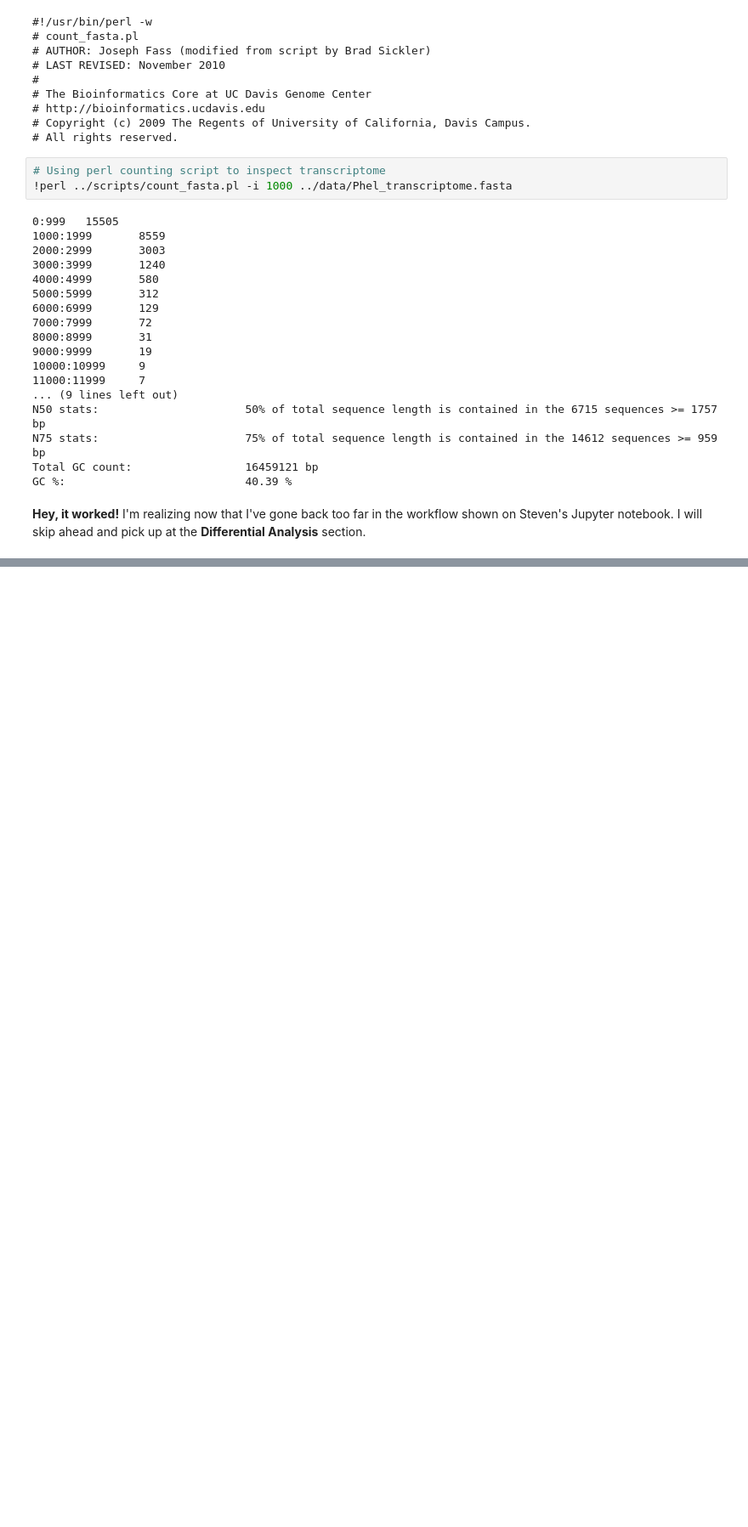
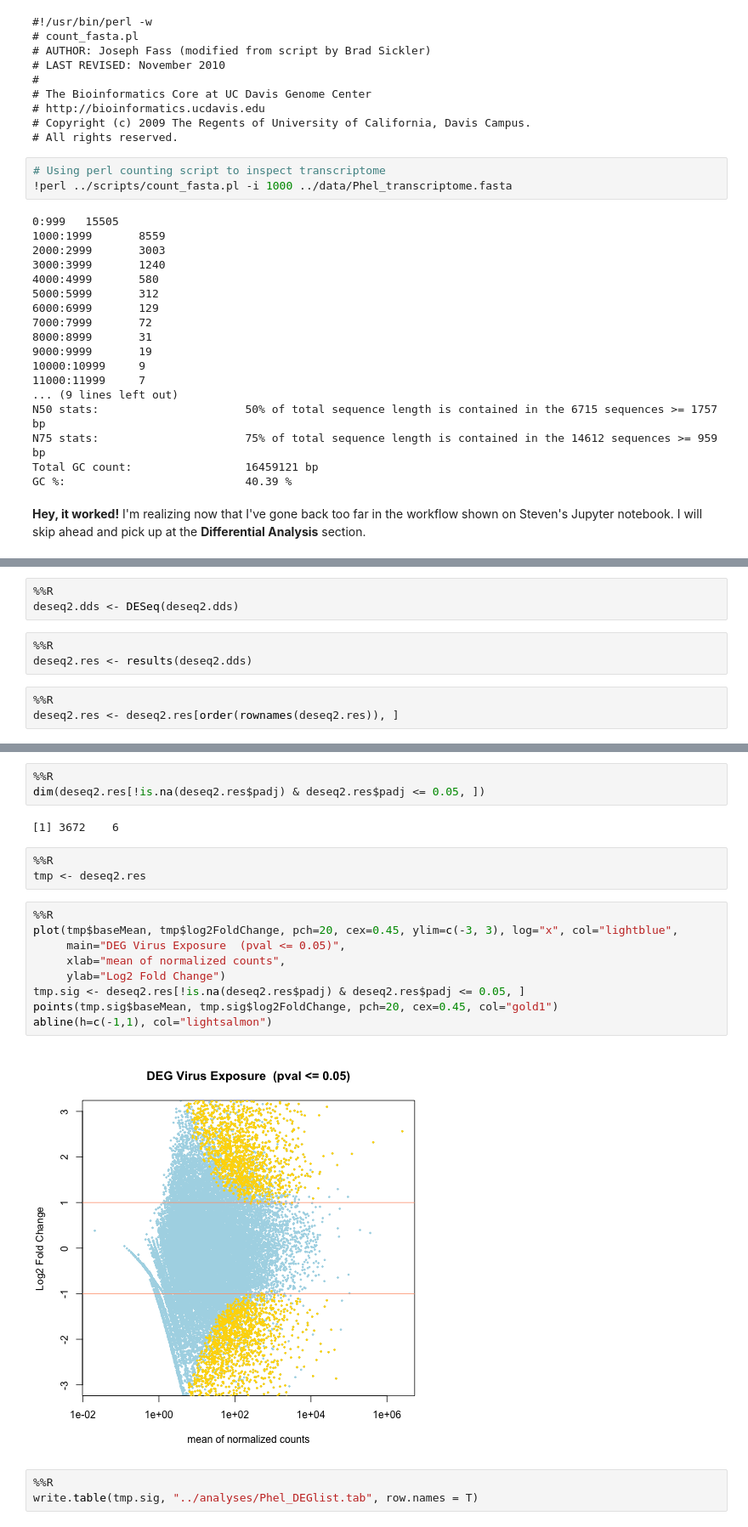
Before and after one commit to laurahspencer/546-Bioinformatics, a Jupyter notebook: 2016-10_Geo-Ann-Project/Jupyter-Notebooks/Geoduck Annotation Project.ipynb, the cells around one changed output, grey strips where cells are left out. Shown at 85% size. Saved outputs shown, nothing was run; the diff lists cells and outputs as text; blank space fills up the shorter version.

Commit message:
Running DESeq2 analysis on sea star transcriptome

```diff
--- a/2016-10_Geo-Ann-Project/Jupyter-Notebooks/Geoduck Annotation Project.ipynb
+++ b/2016-10_Geo-Ann-Project/Jupyter-Notebooks/Geoduck Annotation Project.ipynb
@@ -565,0 +637,9 @@ GC %:                           40.39 %
+# %%
+%%R
+deseq2.dds <- DESeq(deseq2.dds)
+# %%
+%%R
+deseq2.res <- results(deseq2.dds)
+# %%
+%%R
+deseq2.res <- deseq2.res[order(rownames(deseq2.res)), ]
@@ -565,0 +669,22 @@ GC %:                           40.39 %
+# %%
+%%R
+dim(deseq2.res[!is.na(deseq2.res$padj) & deseq2.res$padj <= 0.05, ])
+# %% [output]
+[1] 3672    6
+# %%
+%%R
+tmp <- deseq2.res
+# %%
+%%R
+plot(tmp$baseMean, tmp$log2FoldChange, pch=20, cex=0.45, ylim=c(-3, 3), log="x", col="lightblue",
+     main="DEG Virus Exposure  (pval <= 0.05)",
+     xlab="mean of normalized counts",
+     ylab="Log2 Fold Change")
+tmp.sig <- deseq2.res[!is.na(deseq2.res$padj) & deseq2.res$padj <= 0.05, ]
+points(tmp.sig$baseMean, tmp.sig$log2FoldChange, pch=20, cex=0.45, col="gold1")
+abline(h=c(-1,1), col="lightsalmon")
+# %% [output]
+[figure, added]
+# %%
+%%R
+write.table(tmp.sig, "../analyses/Phel_DEGlist.tab", row.names = T)
```
Also changed, not shown: parts of 21 cells of this notebook, 4 other files.
